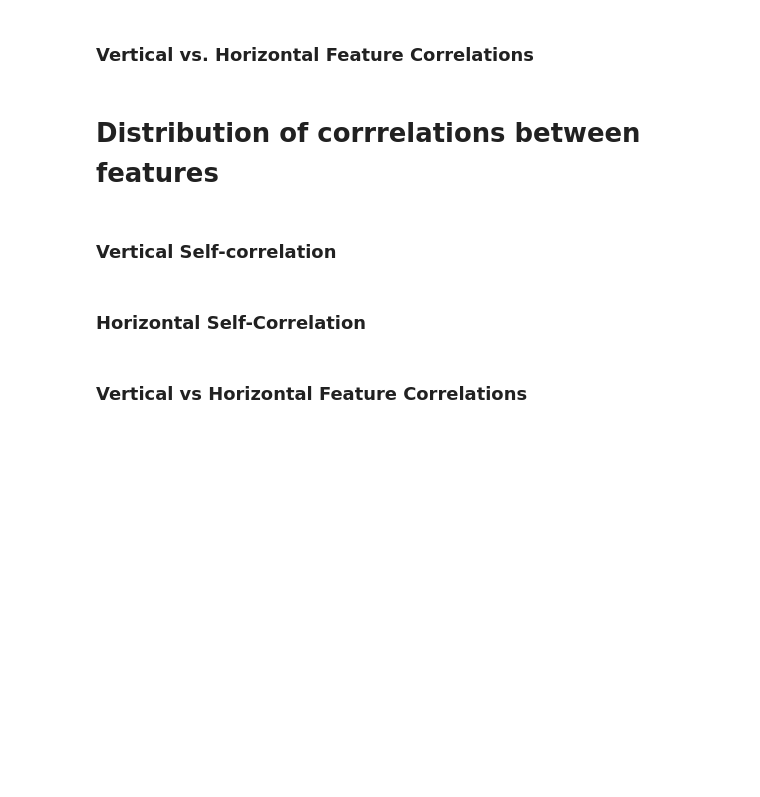
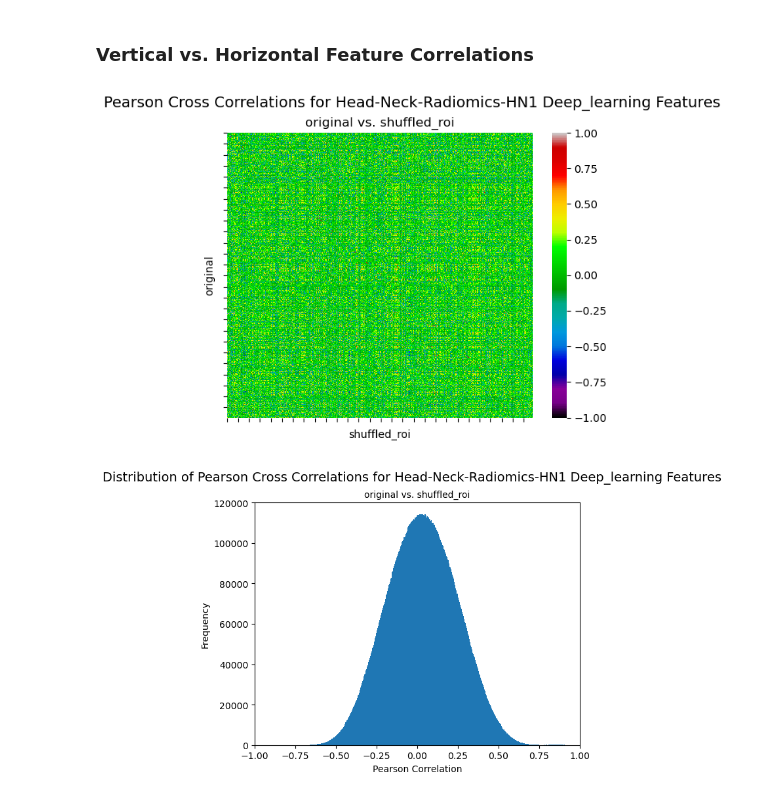
Before and after one commit to bhklab/analyze_readii_outputs, a Jupyter notebook: workflow/notebooks/correlation_analysis.ipynb, the cells around one changed output. Saved outputs shown, nothing was run; the diff lists cells and outputs as text; code cells hidden in the pictures; blank space fills up the shorter version.

```diff
--- a/workflow/notebooks/correlation_analysis.ipynb
+++ b/workflow/notebooks/correlation_analysis.ipynb
@@ -176,4 +129,0 @@ savePlotFigure(img_type_comparison_plot,
-# %% [markdown]
-# Distribution of corrrelations between features
-# %% [markdown]
-### Vertical Self-correlation
@@ -193,2 +129,0 @@ vertical_corr_dist_fig, vertical_corr_bin_vals, vertical_bin_edges = plotCorrela
-# %% [markdown]
-### Horizontal Self-Correlation
@@ -208,2 +129,0 @@ savePlotFigure(horizontal_corr_dist_fig,
-# %% [markdown]
-### Vertical vs Horizontal Feature Correlations
@@ -222,0 +130,14 @@ savePlotFigure(img_type_comparison_dist_fig,
+# %%
+vertical_vs_horizontal_corr_plot, vertical_vs_horizontal_corr_dist_plot = makeBothCrossCorrelationPlots(correlation_matrix = feature_correlation_matrix,
+                                                                                                        num_vertical_features = len(vertical_features.columns),
+                                                                                                        vertical_feature_name = vertical_feature_name,
+                                                                                                        horizontal_feature_name =  horizontal_feature_name,
+                                                                                                        corr_cmap = CORR_COLOR_MAP,
+                                                                                                        dist_num_bins = cross_dist_num_bins,
+                                                                                                        dist_y_upper_bound = cross_dist_y_upper_bound,
+                                                                                                        correlation_method = CORRELATION_METHOD,
+                                                                                                        extraction_method = extraction_method,
+                                                                                                        dataset_name = dataset_name)
+# %% [output]
+[figure, added]
+[figure, added]
```
Also changed, not shown: parts of 29 cells of this notebook.
